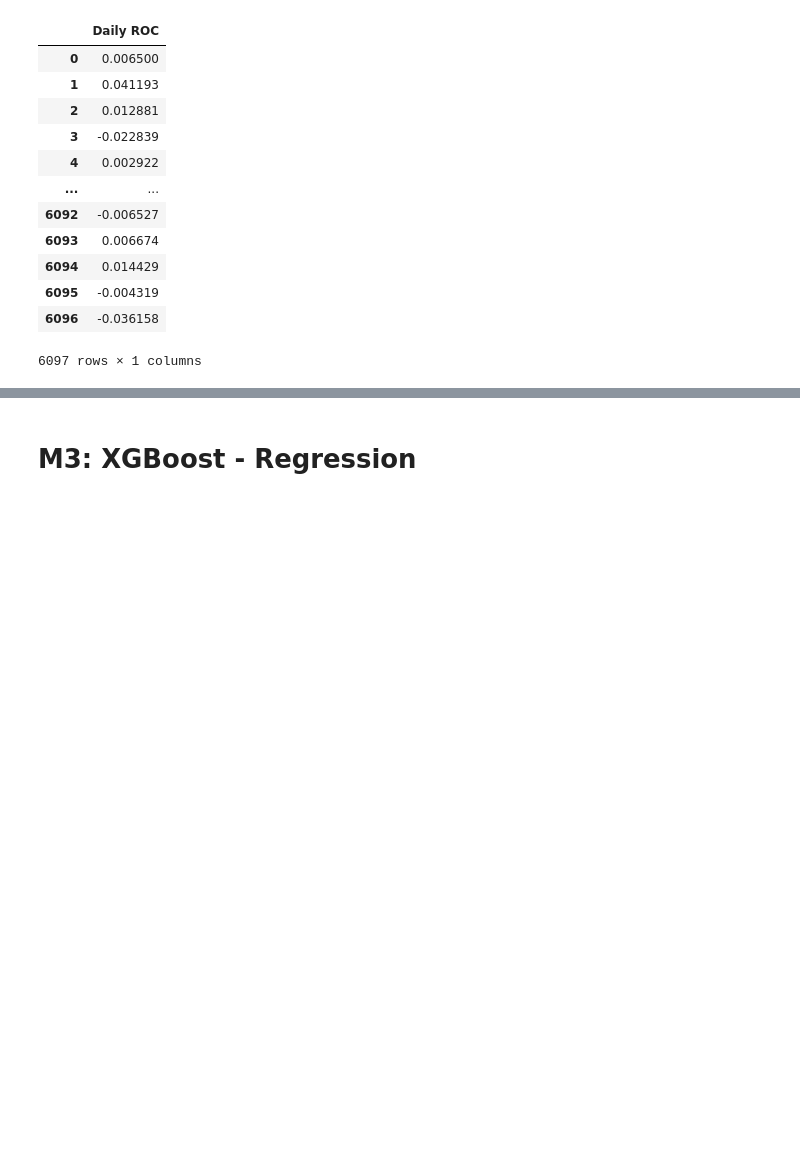
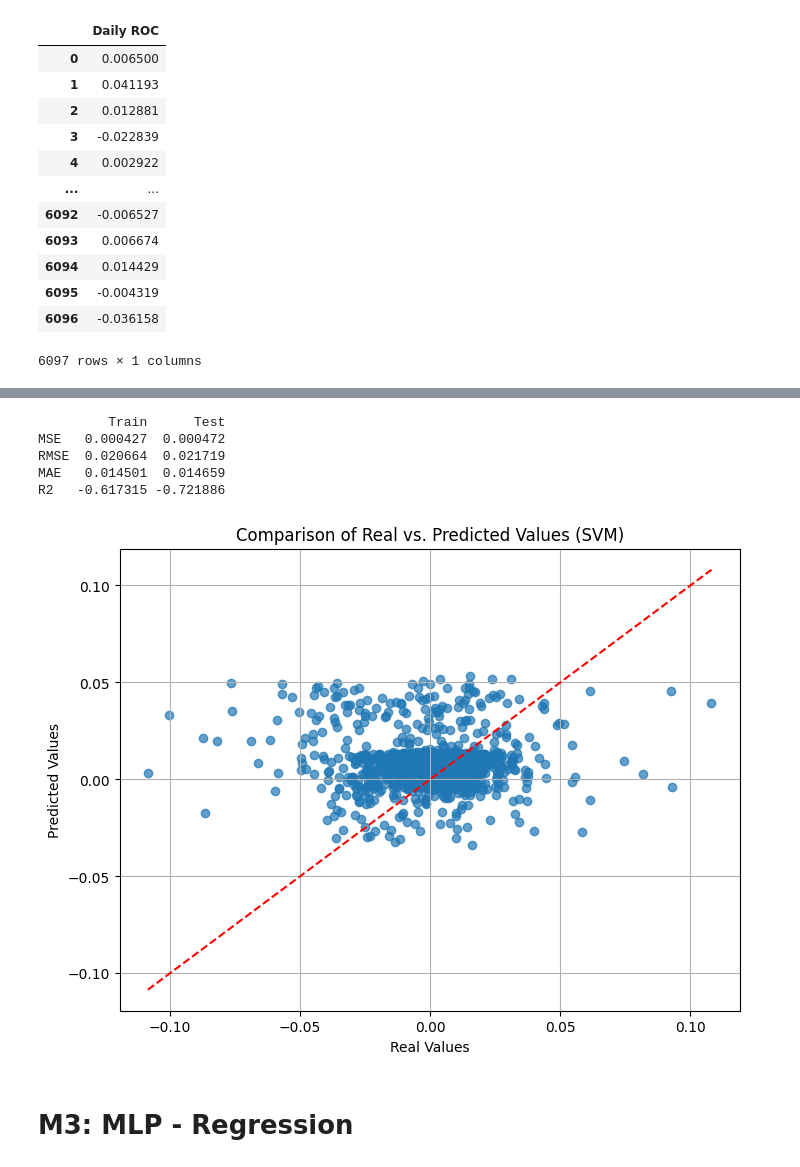
Before and after one commit to pbuitragoa33/NASDAQ-Change-Prediction, a Jupyter notebook: analysisML.ipynb, the cells around one changed output, grey strips where cells are left out. Saved outputs shown, nothing was run; the diff lists cells and outputs as text; code cells hidden in the pictures; blank space fills up the shorter version.

```diff
--- a/analysisML.ipynb
+++ b/analysisML.ipynb
@@ -375,7 +301,0 @@ Best mix:  RandomForestRegressor(max_depth=10, max_features='sqrt', min_samples_
-# %%
-# Retrain the model with the best parameters
-
-modelRF = RandomForestRegressor(n_estimators = 50, min_samples_split = 5, min_samples_leaf = 2, max_features = 'sqrt',
-                                max_depth = 10, bootstrap = True)
-
-modelRF.fit(X_train, y_train)
@@ -404,2 +339,42 @@ R2 score:  0.015647651479517966
+# %%
+# Predictions on the train and test sets
+
+y_train_pred_svm = best_estimator_svm.predict(X_train)
+y_test_pred_svm = best_estimator_svm.predict(X_test)
+
+# Calculate the metrics for SVM
+
+metrics_svm = pd.DataFrame(index = ['MSE', 'RMSE', 'MAE', 'R2'], columns = ['Train', 'Test'])
+metrics_svm.loc['MSE', 'Train'] = mean_squared_error(y_train, y_train_pred_svm)
+metrics_svm.loc['MSE', 'Test'] = mean_squared_error(y_test, y_test_pred_svm)
+metrics_svm.loc['RMSE', 'Train'] = np.sqrt(metrics_svm.loc['MSE', 'Train'])
+metrics_svm.loc['RMSE', 'Test'] = np.sqrt(metrics_svm.loc['MSE', 'Test'])
+metrics_svm.loc['MAE', 'Train'] = mean_absolute_error(y_train, y_train_pred_svm)
+metrics_svm.loc['MAE', 'Test'] = mean_absolute_error(y_test, y_test_pred_svm)
+metrics_svm.loc['R2', 'Train'] = r2_score(y_train, y_train_pred_svm)
+metrics_svm.loc['R2', 'Test'] = r2_score(y_test, y_test_pred_svm)
+
+# Display the SVM metrics
+
+print(metrics_svm.round(3))
+# %% [output]
+         Train      Test
+MSE   0.000427  0.000472
+RMSE  0.020664  0.021719
+MAE   0.014501  0.014659
+R2   -0.617315 -0.721886
+# %%
+# Plot the results
+
+plt.figure(figsize = (8, 6))
+plt.scatter(y_test, y_test_pred_svm, alpha = 0.7)
+plt.plot([y_test.min(), y_test.max()], [y_test.min(), y_test.max()], '--r')
+plt.xlabel('Real Values')
+plt.ylabel('Predicted Values')
+plt.title('Comparison of Real vs. Predicted Values (SVM)')
+plt.grid(True)
+plt.show()
+# %% [output]
+[figure, added]
 # %% [markdown]
-# **M3: XGBoost - Regression**
+# **M3: MLP - Regression**
```
Also changed, not shown: parts of 28 cells of this notebook.
